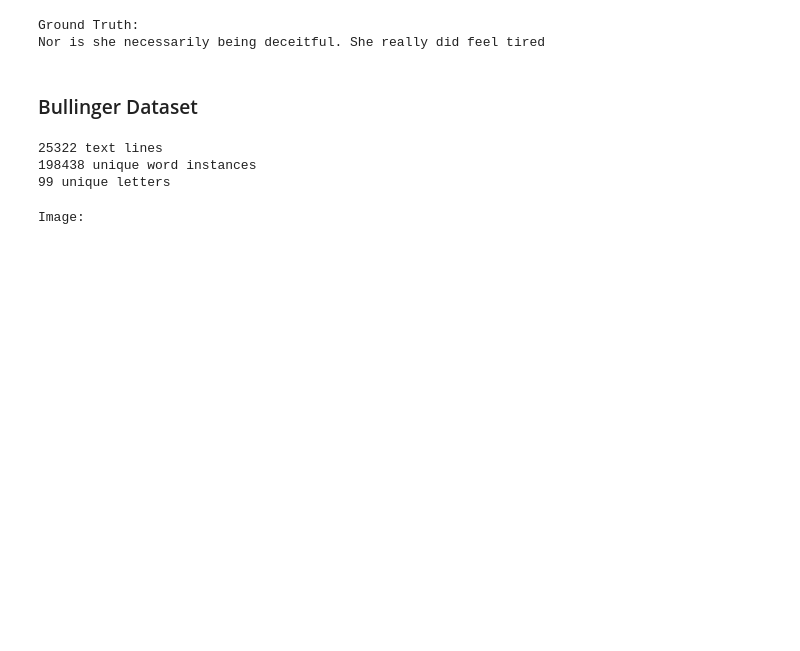
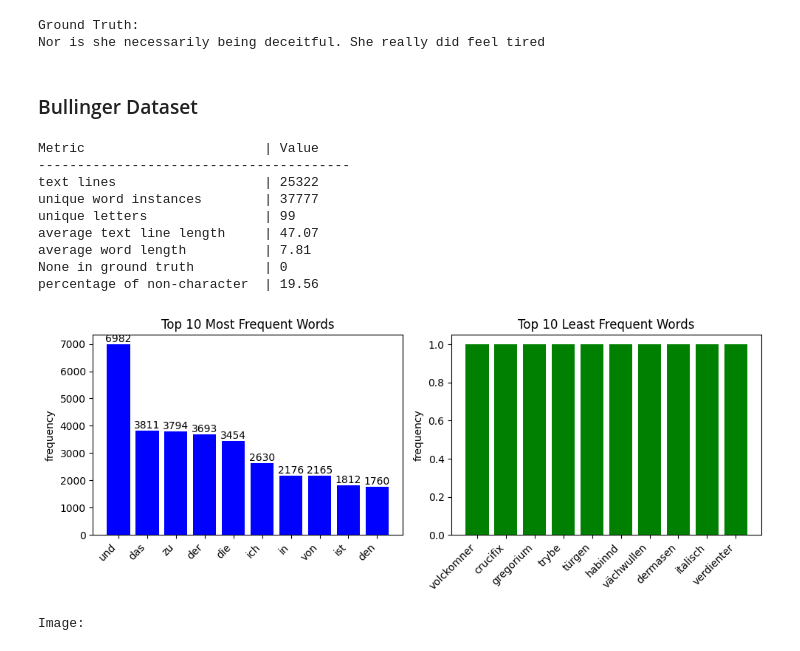
Before and after one commit to Yung-Hsin-Chen/master_thesis, a Jupyter notebook: notebook/EDA.ipynb, the cells around one changed output. Drawn from its saved outputs; the diff is of its cells as text; code cells hidden in the pictures; blank space fills up the shorter version.

```diff
--- a/notebook/EDA.ipynb
+++ b/notebook/EDA.ipynb
@@ -106,17 +98,3 @@ def get_punctuations() -> set:
         result.add(match[2:])
 
     return ", ".join(list(result))
-# %%
-def get_dataset_info(gt_path, image_path):
-    with open(gt_path, "r") as file:
-        gt_dict = json.load(file)
-    with open(image_path, "r") as file:
-        image_dict = json.load(file)
-    all_gt = " ".join(list(gt_dict.values()))
-    all_words = all_gt.split()
-    info = {"text lines": len(gt_dict),
-            "unique word instances": len(all_words),
-            "unique letters": len(set(all_gt))}
-    for k,v in info.items():
-        print(f'{v} {k}')
-    return
@@ -156,10 +240,17 @@ Ground Truth:
 Nor is she necessarily being deceitful. She really did feel tired
 # %% [markdown]
 ### Bullinger Dataset
-# %%
-get_dataset_info(bullinger_GT_PATH, bullinger_IMAGE_PATH)
-# %% [output]
-25322 text lines
-198438 unique word instances
-99 unique letters
+# %%
+get_dataset_info(BULLINGER_GT_PATH, BULLINGER_IMAGE_PATH)
+# %% [output]
+Metric                       | Value
+----------------------------------------
+text lines                   | 25322
+unique word instances        | 37777
+unique letters               | 99
+average text line length     | 47.07
+average word length          | 7.81
+None in ground truth         | 0
+percentage of non-character  | 19.56
+[figure, added]
 # %%
```
Also changed, not shown: parts of 15 cells of this notebook, 1 other file.
